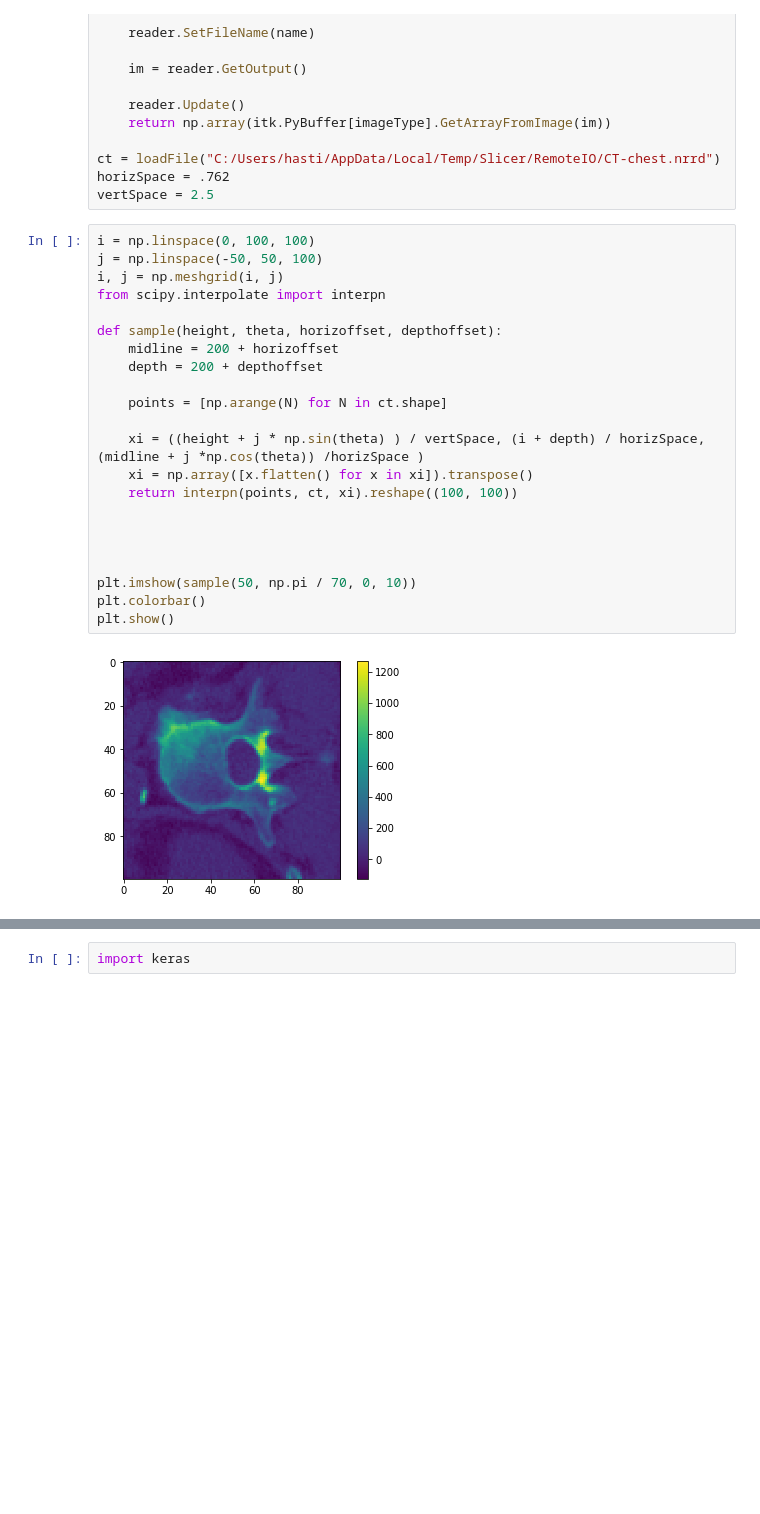
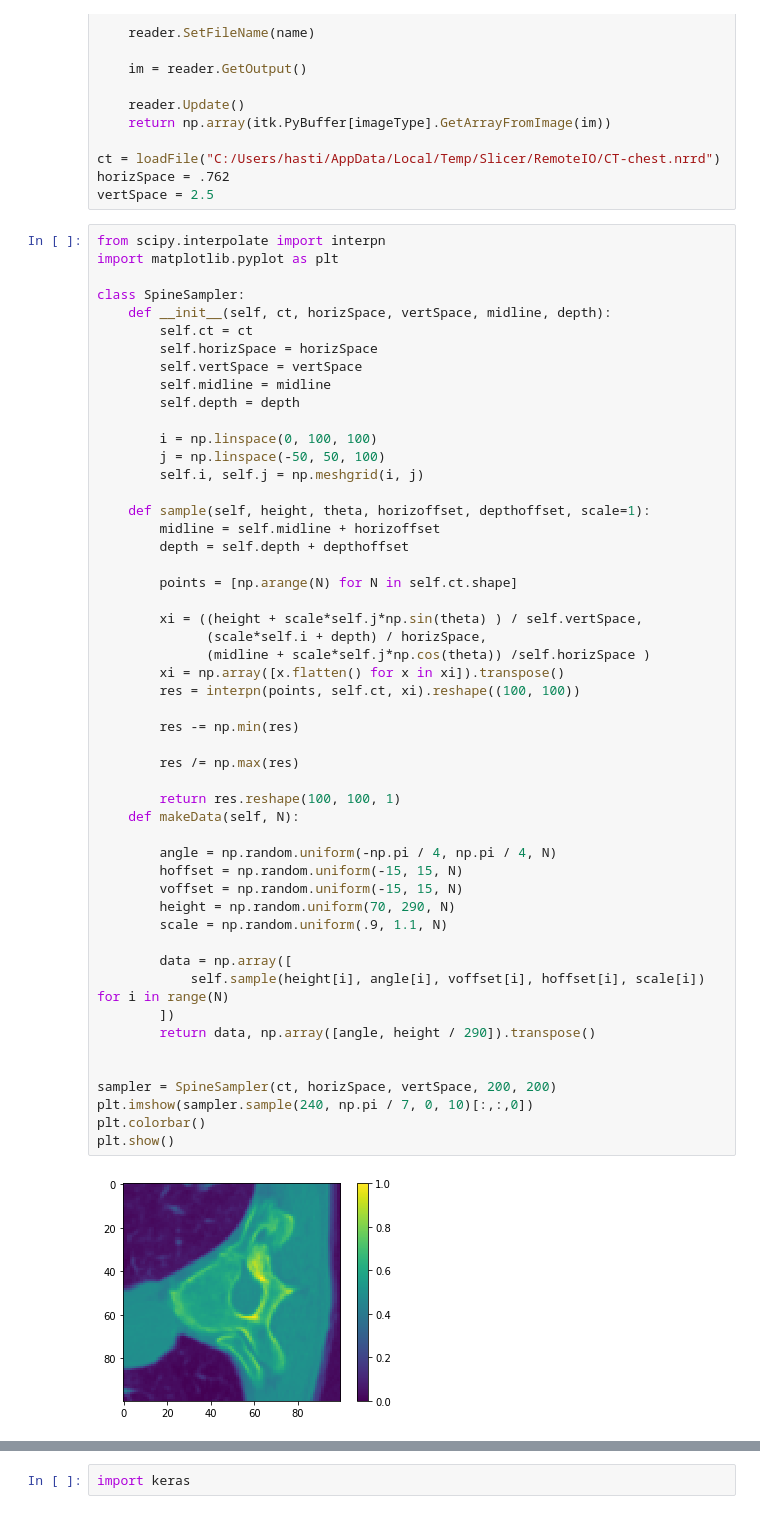
Before and after one commit to HastingsGreer/neuralScoliosis, a Jupyter notebook: NeuralAngle.ipynb, the cells around one changed output, grey strips where cells are left out. Drawn from its saved outputs; the diff is of its cells as text; blank space fills up the shorter version.

```diff
--- a/NeuralAngle.ipynb
+++ b/NeuralAngle.ipynb
@@ -20,26 +20,55 @@ ct = loadFile("C:/Users/hasti/AppData/Local/Temp/Slicer/RemoteIO/CT-chest.nrrd")
 horizSpace = .762
 vertSpace = 2.5
 # %%
-i = np.linspace(0, 100, 100)
-j = np.linspace(-50, 50, 100)
-i, j = np.meshgrid(i, j)
 from scipy.interpolate import interpn
+import matplotlib.pyplot as plt
 
-def sample(height, theta, horizoffset, depthoffset):
-    midline = 200 + horizoffset
-    depth = 200 + depthoffset
+class SpineSampler:
+    def __init__(self, ct, horizSpace, vertSpace, midline, depth):
+        self.ct = ct
+        self.horizSpace = horizSpace
+        self.vertSpace = vertSpace
+        self.midline = midline
+        self.depth = depth
 
-    points = [np.arange(N) for N in ct.shape]
+        i = np.linspace(0, 100, 100)
+        j = np.linspace(-50, 50, 100)
+        self.i, self.j = np.meshgrid(i, j)
 
-    xi = ((height + j * np.sin(theta) ) / vertSpace, (i + depth) / horizSpace, (midline + j *np.cos(theta)) /horizSpace )
-    xi = np.array([x.flatten() for x in xi]).transpose()
-    return interpn(points, ct, xi).reshape((100, 100))
+    def sample(self, height, theta, horizoffset, depthoffset, scale=1):
+        midline = self.midline + horizoffset
+        depth = self.depth + depthoffset
+
+        points = [np.arange(N) for N in self.ct.shape]
+
+        xi = ((height + scale*self.j*np.sin(theta) ) / self.vertSpace,
+              (scale*self.i + depth) / horizSpace,
+              (midline + scale*self.j*np.cos(theta)) /self.horizSpace )
+        xi = np.array([x.flatten() for x in xi]).transpose()
+        res = interpn(points, self.ct, xi).reshape((100, 100))
+
+        res -= np.min(res)
+
+        res /= np.max(res)
+
+        return res.reshape(100, 100, 1)
+    def makeData(self, N):
+
+        angle = np.random.uniform(-np.pi / 4, np.pi / 4, N)
+        hoffset = np.random.uniform(-15, 15, N)
+        voffset = np.random.uniform(-15, 15, N)
+        height = np.random.uniform(70, 290, N)
+        scale = np.random.uniform(.9, 1.1, N)
+
+        data = np.array([
+            self.sample(height[i], angle[i], voffset[i], hoffset[i], scale[i]) for i in range(N)
+        ])
+        return data, np.array([angle, height / 290]).transpose()
 
 
-
-
-plt.imshow(sample(50, np.pi / 70, 0, 10))
+sampler = SpineSampler(ct, horizSpace, vertSpace, 200, 200)
+plt.imshow(sampler.sample(240, np.pi / 7, 0, 10)[:,:,0])
 plt.colorbar()
 plt.show()
 # %% [output]
-[figure, old version]
+[figure, new version]
```
Also changed, not shown: parts of 32 cells of this notebook.
